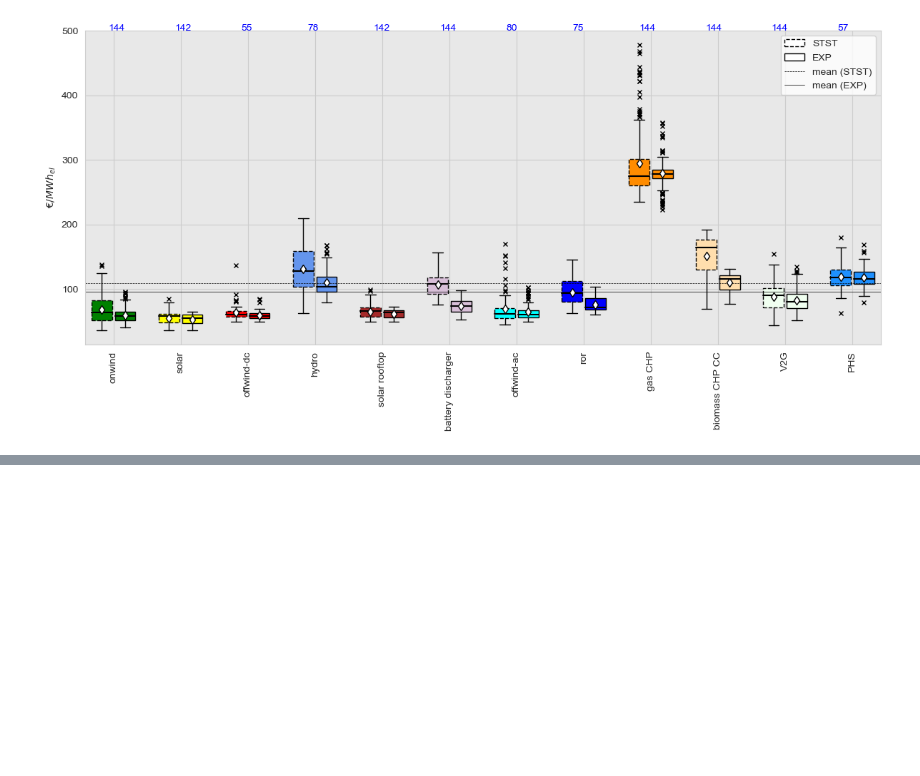
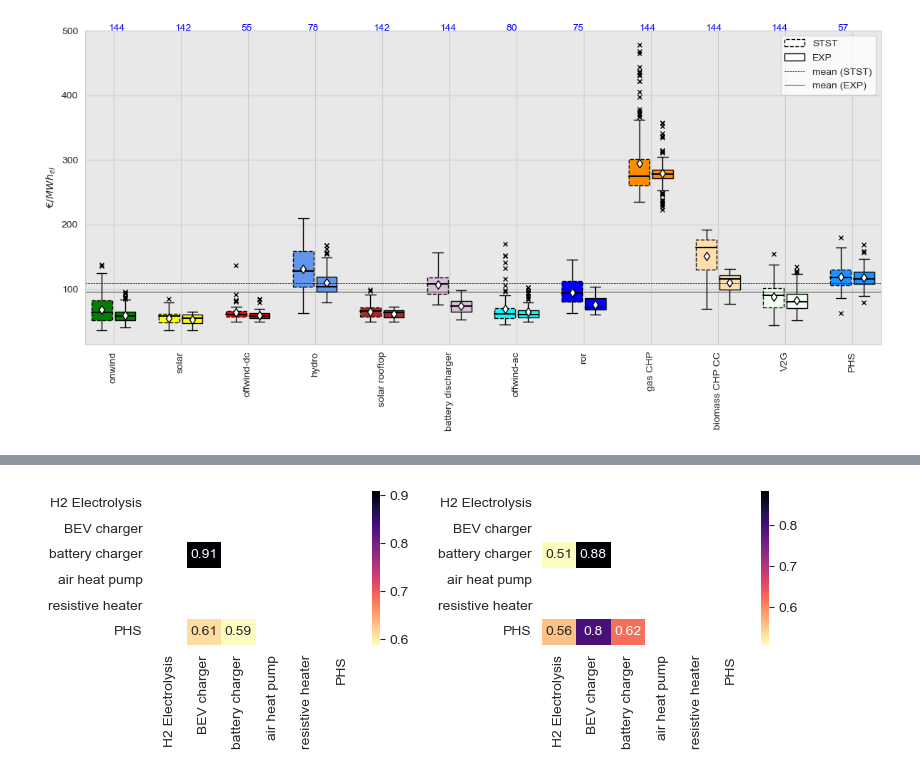
Before and after one commit to JulianGeis/master_thesis, a Jupyter notebook: notebooks/systems_mv.ipynb, the cells around one changed output, grey strips where cells are left out. Cells and saved outputs as stored; diff of their text form; code cells hidden in the pictures; blank space fills up the shorter version.

```diff
--- a/notebooks/systems_mv.ipynb
+++ b/notebooks/systems_mv.ipynb
@@ -761,0 +743,17 @@ n.buses.carrier
+# %%
+# Spatial correlation of purchasing prices
+
+fig, axs = plt.subplots(ncols=2, figsize=(8, 3))
+
+for df, ax in zip([df_stst_ons, df_exp_ons], axs):
+    corr = df[[c + "_cost_mv_el" for c in c_el_con_s]].corr()
+    corr.index = [carrier_renaming.get(n, n) for n in c_el_con_s]
+    corr.columns = [carrier_renaming.get(n, n) for n in c_el_con_s]
+
+    mask = np.triu(np.ones_like(corr, dtype=bool))
+
+    sns.heatmap(corr[abs(corr) > 0.5], mask=mask, cmap="magma_r", annot=True, ax=ax)
+fig.tight_layout(pad=1.5)
+plt.show()
+# %% [output]
+[figure, added]
```
Also changed, not shown: parts of 51 cells of this notebook, 1 other file.
